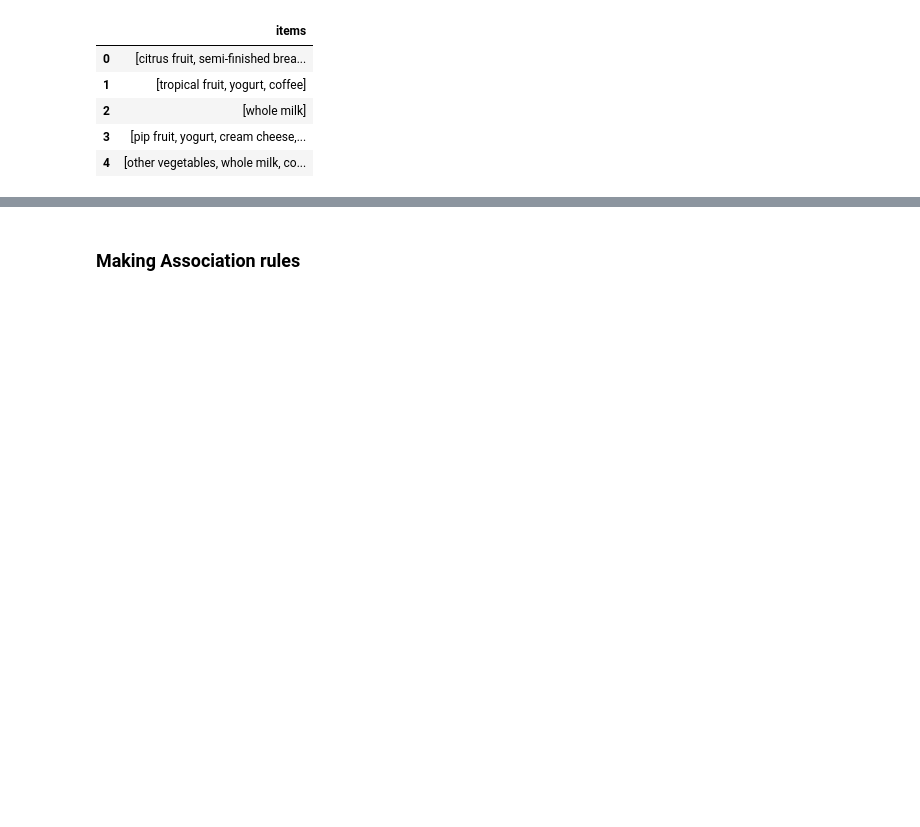
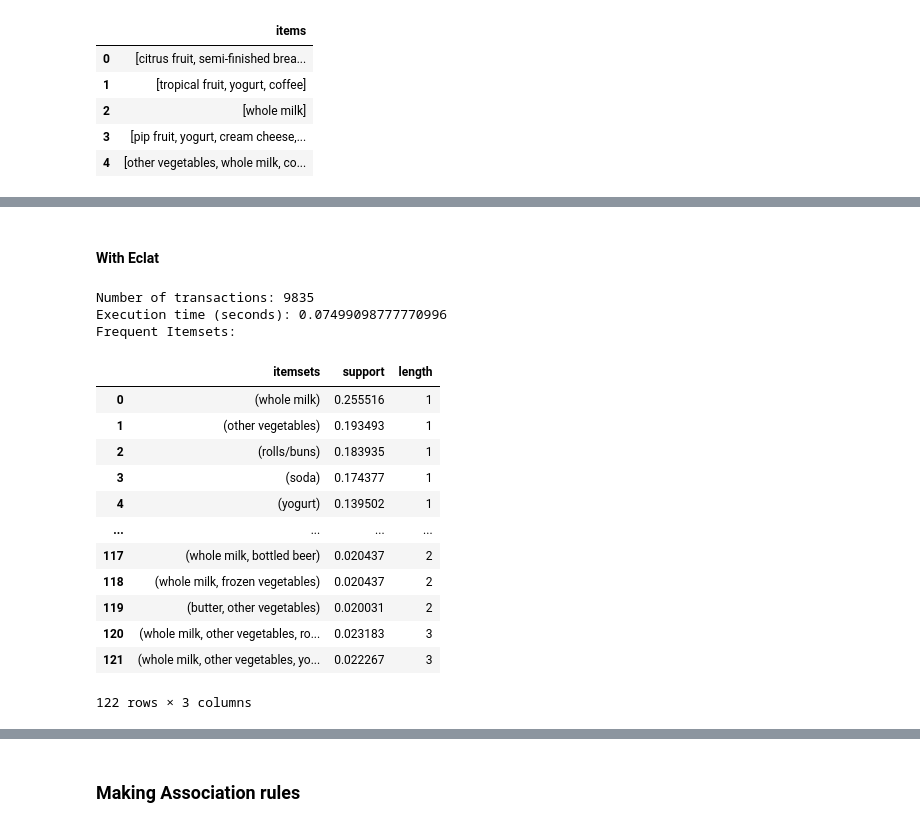
Before and after one commit to IFRI-AI-Classes/ifri_mini_ml_lib, a Jupyter notebook: notebooks/association_rules/Association_rules.ipynb, the cells around one changed output, grey strips where cells are left out. Drawn from its saved outputs; the diff is of its cells as text; code cells hidden in the pictures; blank space fills up the shorter version.

```diff
--- a/notebooks/association_rules/apriori.ipynb
+++ b/notebooks/association_rules/Association_rules.ipynb
@@ -300,2 +386,35 @@ Frequent Itemsets:
 | 121 | (yogurt, whole milk, other vegeta... | 0.022267 | 3 |
 122 rows × 3 columns
+# %% [markdown]
+#### With Eclat
+# %%
+# Create an instance of the Eclat class
+model = Eclat( min_support=0.02, min_confidence=0.5)
+
+# Fit the model to the transactions
+model.fit(transactions)
+
+print("Number of transactions:", model.n_transactions)
+print("Execution time (seconds):", model.execution_time)
+
+# Get the frequent itemsets
+frequent_itemsets = model.get_frequent_itemsets()
+print("Frequent Itemsets:")
+frequent_itemsets
+# %% [output]
+Number of transactions: 9835
+Execution time (seconds): 0.07499098777770996
+Frequent Itemsets:
+|  | itemsets | support | length |
+| 0 | (whole milk) | 0.255516 | 1 |
+| 1 | (other vegetables) | 0.193493 | 1 |
+| 2 | (rolls/buns) | 0.183935 | 1 |
+| 3 | (soda) | 0.174377 | 1 |
+| 4 | (yogurt) | 0.139502 | 1 |
+| ... | ... | ... | ... |
+| 117 | (whole milk, bottled beer) | 0.020437 | 2 |
+| 118 | (whole milk, frozen vegetables) | 0.020437 | 2 |
+| 119 | (butter, other vegetables) | 0.020031 | 2 |
+| 120 | (whole milk, other vegetables, ro... | 0.023183 | 3 |
+| 121 | (whole milk, other vegetables, yo... | 0.022267 | 3 |
+122 rows × 3 columns
```
Also changed, not shown: parts of 17 cells of this notebook, 3 other files.
